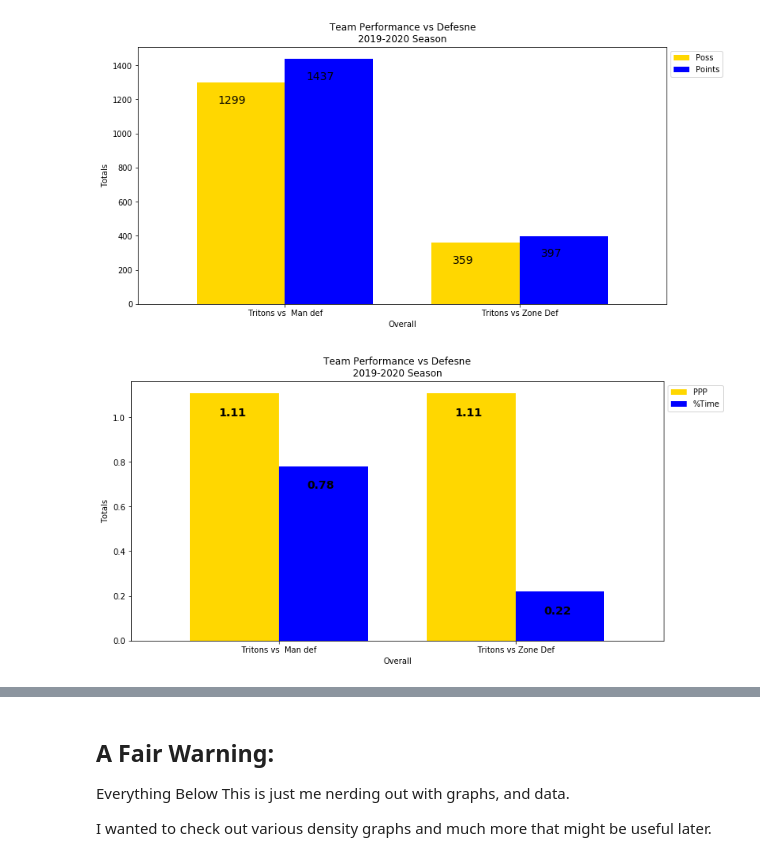
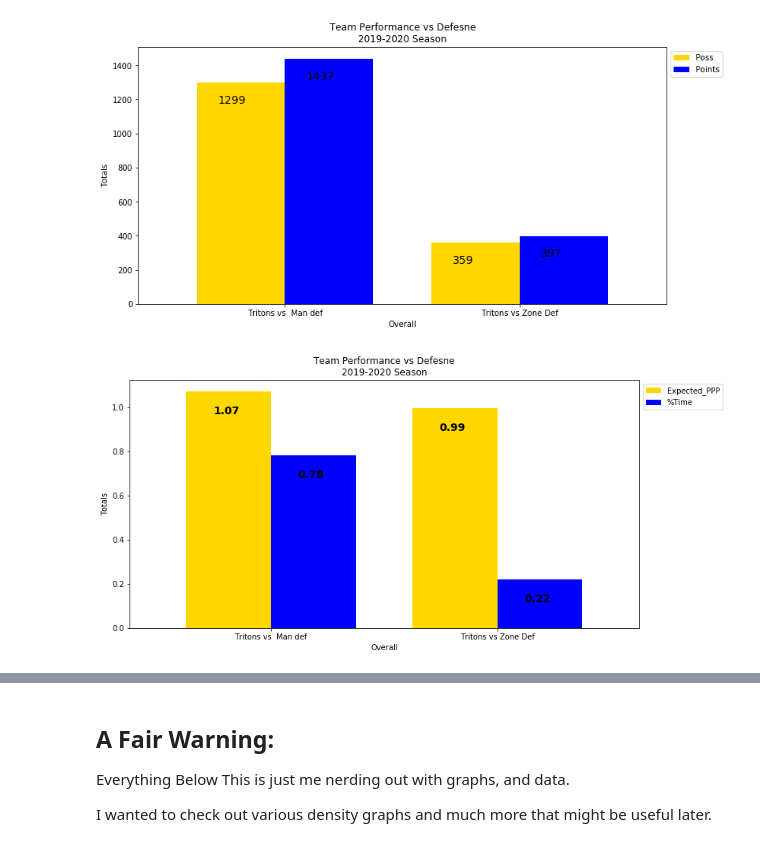
Before and after one commit to AstroWa3l/MBB_performance_analysis, a Jupyter notebook: Off Performance vs Zone and Man Def.ipynb, the cells around one changed output, grey strips where cells are left out. Drawn from its saved outputs; the diff is of its cells as text; code cells hidden in the pictures.

```diff
--- a/Off Performance vs Zone and Man Def.ipynb
+++ b/Off Performance vs Zone and Man Def.ipynb
@@ -284,0 +331,8 @@ for i in ax.patches:
+# %%
+ax = playtypes_man.sort_values(by='%TO',ascending=False).plot(x='Play Types', y=['%TO','PPer100P','% Time'], kind="bar",width=.75,color=['Red','Blue','Gold'],figsize=(15,7))
+plt.ylabel('Total'),plt.title("Performance vs Zone Defesne by Play Type\n2019-2020 Season")
+lgd = plt.legend(loc='upper left', bbox_to_anchor=(1,1))
+for i in ax.patches:
+    ax.text(i.get_x()+.0003, i.get_height()+0.7, \
+            str(round((i.get_height()), 2)), fontsize=10, color='Black',
+                rotation=0,weight='bold')
@@ -285,4 +341,7 @@ for i in ax.patches:
 # %%
 df5 = pd.read_excel('OffvsMan_Zone19_20.xlsx', sheet_name='TeamVsZoneandMan')
 df5['%Time'] = [.78,.22]
-# df5.drop(['% Time'],axis=1)
+df5=df5.drop(columns=['% Time','PPP'])
+# %%
+Expected_PPP_againstMan = sum(playtypes_man['PPP'])/len(playtypes_man['PPP'])
+Expected_PPP_againstMan
@@ -288,0 +350,2 @@ df5['%Time'] = [.78,.22]
+# %%
+df5['Expected_PPP'] = [Expected_PPP_againstMan,Expected_PPP_againstZone]
@@ -297,15 +366,15 @@ for i in ax.patches:
 # %% [output]
 [figure]
 # %%
-ax = df5.plot(x='Overall', y=['PPP','%Time'], kind="bar",width=.75,color=['Gold','Blue'],figsize=(12,6))
+ax = df5.plot(x='Overall', y=['Expected_PPP','%Time'], kind="bar",width=.75,color=['Gold','Blue'],figsize=(12,6))
 plt.ylabel('Totals'),plt.title("Team Performance vs Defesne\n2019-2020 Season"),plt.xticks(rotation=0)
 lgd = plt.legend(loc='upper left', bbox_to_anchor=(1,1))
 for i in ax.patches:
     ax.text(i.get_x()+0.12, i.get_height()-0.1, \
             str(round((i.get_height()), 2)), fontsize=14, color='Black',
                 rotation=0,weight='bold')
 # %% [output]
-[figure, old version]
+[figure, new version]
 # %%
 df5
 # %% [output]
```
Also changed, not shown: parts of 16 cells of this notebook, 2 other files.
